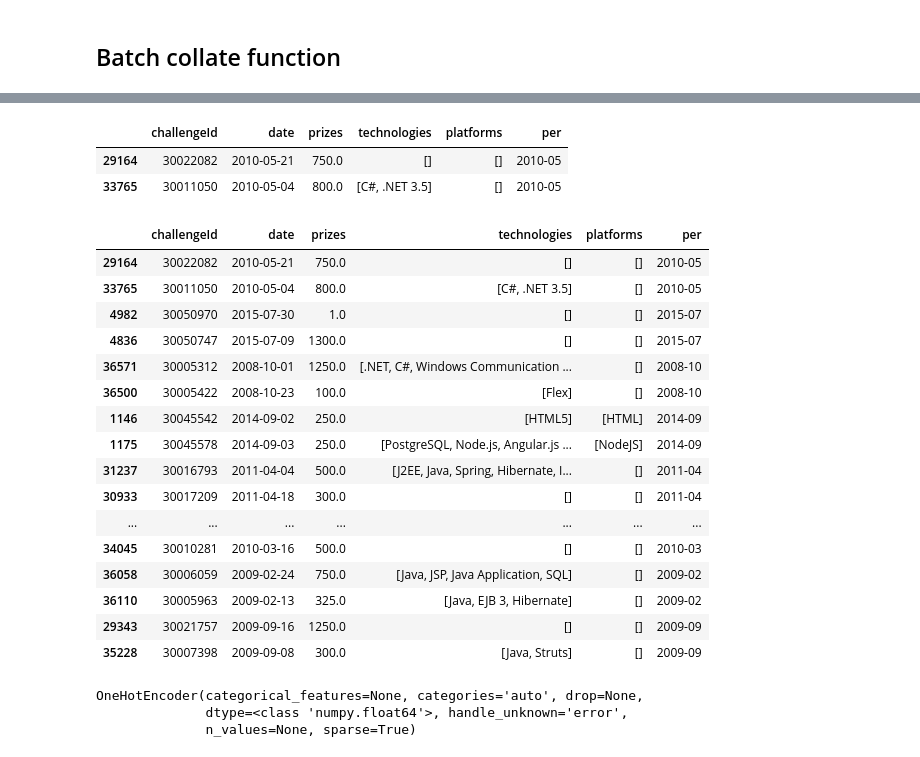
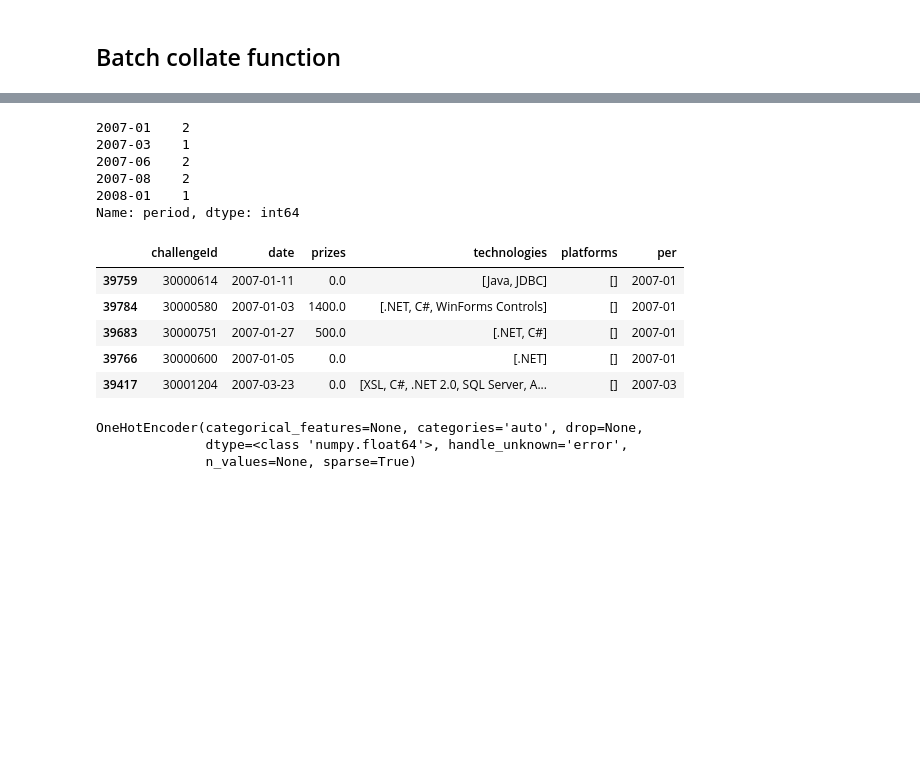
Before and after one commit to noaRricky/seq-rmd-crowdsourcing, a Jupyter notebook: notebooks/sequence_ds/sq_topcoder.ipynb, the cells around one changed output, grey strips where cells are left out. Drawn from its saved outputs; the diff is of its cells as text; code cells hidden in the pictures; blank space fills up the shorter version.

```diff
--- a/notebooks/sequence_ds/sq_topcoder.ipynb
+++ b/notebooks/sequence_ds/sq_topcoder.ipynb
@@ -289,7 +282,7 @@ regs_df[~first_mask].head()
 # %% [markdown]
 ## Batch collate function
 # %%
-batch_df = regs_df.sample(n=10)
+batch_df = regs_df.sample(n=200)
 batch_df.head()
 # %% [output]
 |  | challengeId | registant | date | period | previousId | prevPeriod |
@@ -325,0 +294,3 @@ chag_df.head()
+# %%
+batch_df = batch_df.sort_values(by=['period'])
+batch_df.head()
@@ -325,0 +304,3 @@ chag_df.head()
+# %%
+batch_df = batch_df.sort_values(by=['previousId'])
+batch_df.head()
@@ -326,30 +351,29 @@ chag_df.head()
+# %%
+per_counts = batch_df['period'].value_counts().sort_index()
+per_counts.head()
+# %% [output]
+2007-01    2
+2007-03    1
+2007-06    2
+2007-08    2
+2008-01    1
+Name: period, dtype: int64
 # %%
-neg_list = [chag_df[chag_df['per'] == per].sample(n=2) for per in per_series]
-neg_list[0]
+neg_list = [
+    chag_df[chag_df['per'] == per].sample(n=per_counts[per] *
+                                             2,
+                                             replace=True)
+    for per in per_counts.index
+]
+neg_df = pd.concat(neg_list)
+neg_df.head()
 # %% [output]
 |  | challengeId | date | prizes | technologies | platforms | per |
-| 29164 | 30022082 | 2010-05-21 | 750.0 | [] | [] | 2010-05 |
-| 33765 | 30011050 | 2010-05-04 | 800.0 | [C#, .NET 3.5] | [] | 2010-05 |
+| 39759 | 30000614 | 2007-01-11 | 0.0 | [Java, JDBC] | [] | 2007-01 |
+| 39784 | 30000580 | 2007-01-03 | 1400.0 | [.NET, C#, WinForms Controls] | [] | 2007-01 |
+| 39683 | 30000751 | 2007-01-27 | 500.0 | [.NET, C#] | [] | 2007-01 |
+| 39766 | 30000600 | 2007-01-05 | 0.0 | [.NET] | [] | 2007-01 |
+| 39417 | 30001204 | 2007-03-23 | 0.0 | [XSL, C#, .NET 2.0, SQL Server, A... | [] | 2007-03 |
-# %%
-pd.concat(neg_list)
-# %% [output]
-|  | challengeId | date | prizes | technologies | platforms | per |
-| 29164 | 30022082 | 2010-05-21 | 750.0 | [] | [] | 2010-05 |
-| 33765 | 30011050 | 2010-05-04 | 800.0 | [C#, .NET 3.5] | [] | 2010-05 |
-| 4982 | 30050970 | 2015-07-30 | 1.0 | [] | [] | 2015-07 |
-| 4836 | 30050747 | 2015-07-09 | 1300.0 | [] | [] | 2015-07 |
-| 36571 | 30005312 | 2008-10-01 | 1250.0 | [.NET, C#, Windows Communication ... | [] | 2008-10 |
-| 36500 | 30005422 | 2008-10-23 | 100.0 | [Flex] | [] | 2008-10 |
-| 1146 | 30045542 | 2014-09-02 | 250.0 | [HTML5] | [HTML] | 2014-09 |
-| 1175 | 30045578 | 2014-09-03 | 250.0 | [PostgreSQL, Node.js, Angular.js ... | [NodeJS] | 2014-09 |
-| 31237 | 30016793 | 2011-04-04 | 500.0 | [J2EE, Java, Spring, Hibernate, I... | [] | 2011-04 |
-| 30933 | 30017209 | 2011-04-18 | 300.0 | [] | [] | 2011-04 |
-| ... | ... | ... | ... | ... | ... | ... |
-| 34045 | 30010281 | 2010-03-16 | 500.0 | [] | [] | 2010-03 |
-| 36058 | 30006059 | 2009-02-24 | 750.0 | [Java, JSP, Java Application, SQL] | [] | 2009-02 |
-| 36110 | 30005963 | 2009-02-13 | 325.0 | [Java, EJB 3, Hibernate] | [] | 2009-02 |
-| 29343 | 30021757 | 2009-09-16 | 1250.0 | [] | [] | 2009-09 |
-| 35228 | 30007398 | 2009-09-08 | 300.0 | [Java, Struts] | [] | 2009-09 |
 # %%
 from sklearn.preprocessing import OneHotEncoder
 # %%
```
Also changed, not shown: parts of 39 cells of this notebook, 4 other files.
